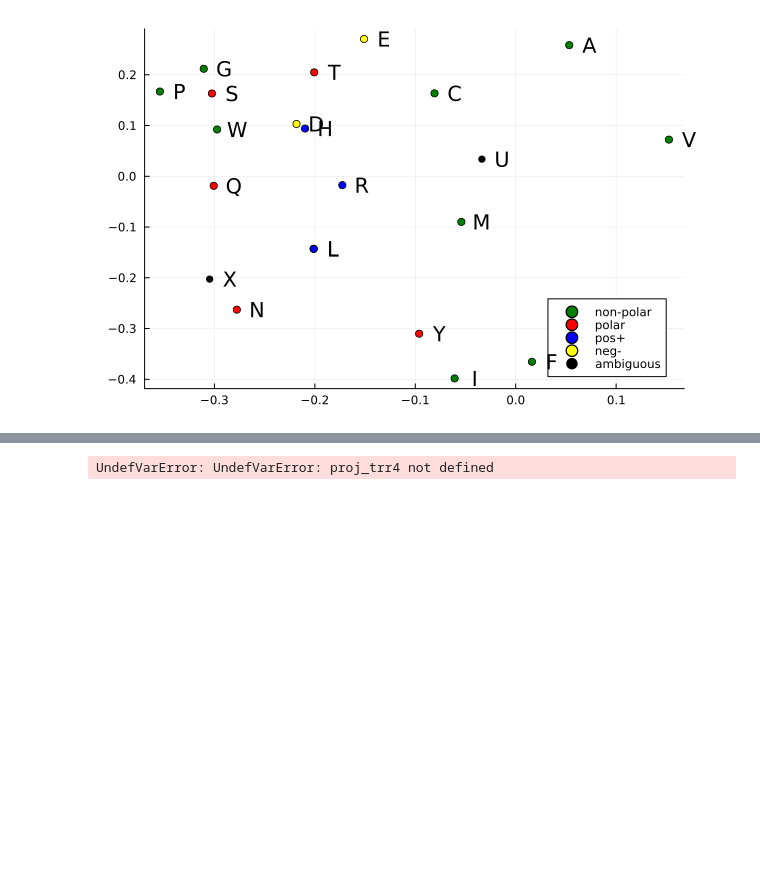
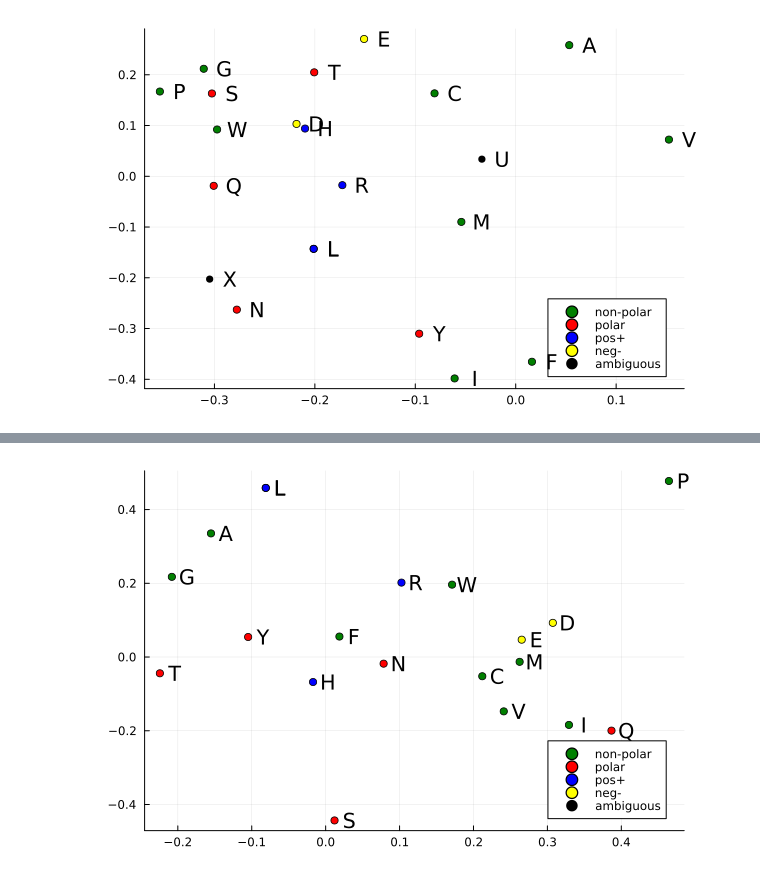
Before and after one commit to Micjanov/Master-Thesis, a Jupyter notebook: notebooks/AA_embeddings.ipynb, the cells around one changed output, grey strips where cells are left out. Saved outputs shown, nothing was run; the diff lists cells and outputs as text; code cells hidden in the pictures; blank space fills up the shorter version.

```diff
--- a/notebooks/AA_embeddings.ipynb
+++ b/notebooks/AA_embeddings.ipynb
@@ -249,2 +341,0 @@ ArgumentError: ArgumentError: matrix contains Infs or NaNs
-# %%
-PCA_tr4 = fit(PCA, mat4; maxoutdim=2)
@@ -336,0 +449,22 @@ fig
+# %%
+using Plots
+
+colors = [:green, :red, :blue, :yellow, :black]
+fig = Plots.plot()
+groups = Dict("polar" => ['S', 'T', 'Y', 'N', 'Q'], "non-polar" => ['G', 'A', 'V', 'C', 'P', 'L', 'I', 'M', 'W', 'F'],
+         "pos+" => ['L', 'R', 'H'], "neg-" => ['D', 'E'], "ambiguous" => ['U', 'X'])
+key = collect(keys(groups))
+
+for i in 1:length(key)
+
+    aa_ind = [x for (x,y) in enumerate(AA_list50) if y ∈ groups[key[i]] ]
+    aa = [y for (x,y) in enumerate(AA_list50) if y ∈ groups[key[i]] ]
+
+    scatter!(fig, (proj_tr50[aa_ind,1], proj_tr50[aa_ind,2]), label=key[i], mc = colors[i])
+
+    for f in 1:length(aa_ind)
+        annotate!((proj_tr50[aa_ind[f],1] + 0.02, proj_tr50[aa_ind[f],2], aa[f]))
+    end
+end
+savefig("../thesis/Fig/50tr_emb.png")
+fig
@@ -337,21 +473,24 @@ fig
 # %%
 using Plots
+
+colors = [:green, :red, :blue, :yellow, :black]
+fig = Plots.plot()
 groups = Dict("polar" => ['S', 'T', 'Y', 'N', 'Q'], "non-polar" => ['G', 'A', 'V', 'C', 'P', 'L', 'I', 'M', 'W', 'F'],
          "pos+" => ['L', 'R', 'H'], "neg-" => ['D', 'E'], "ambiguous" => ['U', 'X'])
 key = collect(keys(groups))
-indices = [[i for i in 1:length(AA_listr4) if AA_listr4[i] in groups[j]] for j in key]
-AA_ind = [[only(i) for i in AA_listr4 if only(i) in groups[j]] for j in key]
 
-colors = [:green, :red, :blue, :yellow, :black]
-fig = Plots.plot()
+for i in 1:length(key)
 
-for i in 1:5
-    scatter!(fig, (proj_trr4[indices[i], 1], proj_trr4[indices[i], 2]), label=key[i], mc = colors[i])
-    for j in 1:length(indices[i])
-        annotate!((proj_trr4[indices[i][j], 1] + 0.02, proj_trr4[indices[i][j], 2], AA_ind[i][j]))
+    aa_ind = [x for (x,y) in enumerate(AA_listr4) if y ∈ groups[key[i]] ]
+    aa = [y for (x,y) in enumerate(AA_listr4) if y ∈ groups[key[i]] ]
+
+    scatter!(fig, (proj_trr4[aa_ind,1], proj_trr4[aa_ind,2]), label=key[i], mc = colors[i])
+
+    for f in 1:length(aa_ind)
+        annotate!((proj_trr4[aa_ind[f],1] + 0.02, proj_trr4[aa_ind[f],2], aa[f]))
     end
 end
 savefig("../thesis/Fig/r4tr_emb.png")
 fig
 # %% [output]
-UndefVarError: UndefVarError: proj_trr4 not defined
+[figure, added]
```
Also changed, not shown: parts of 36 cells of this notebook, 23 other files.
